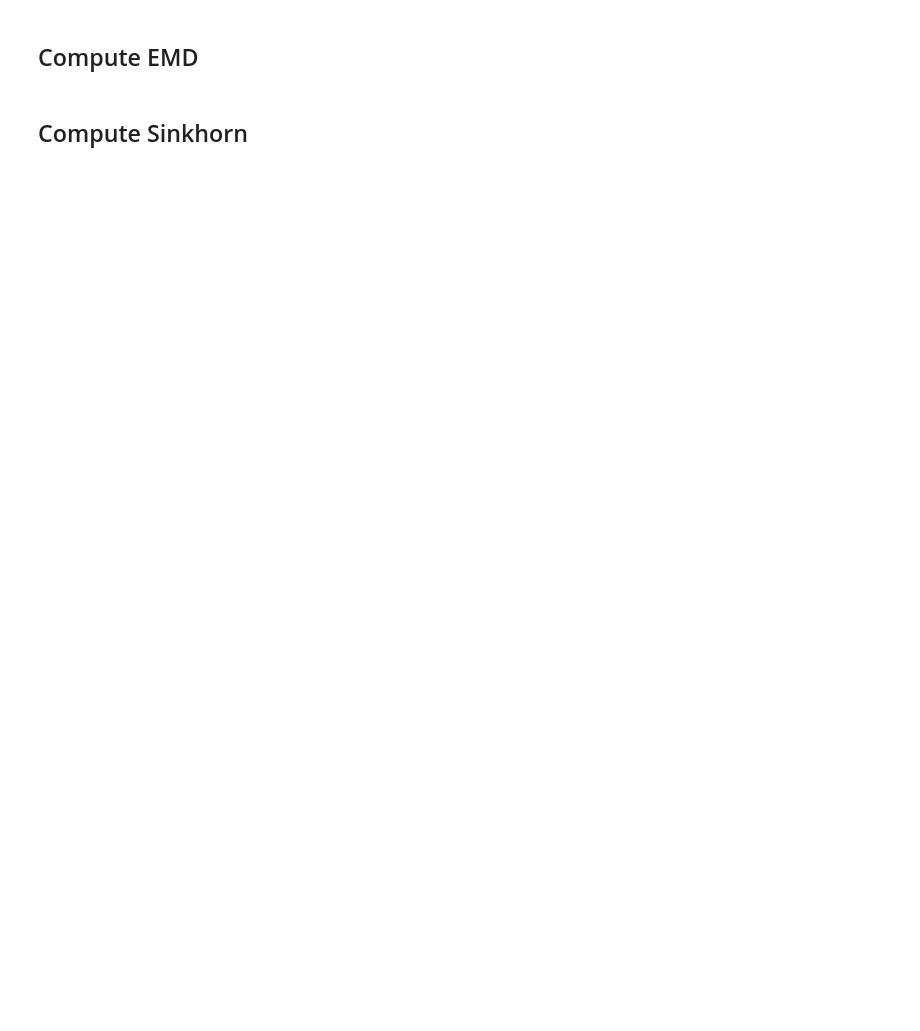
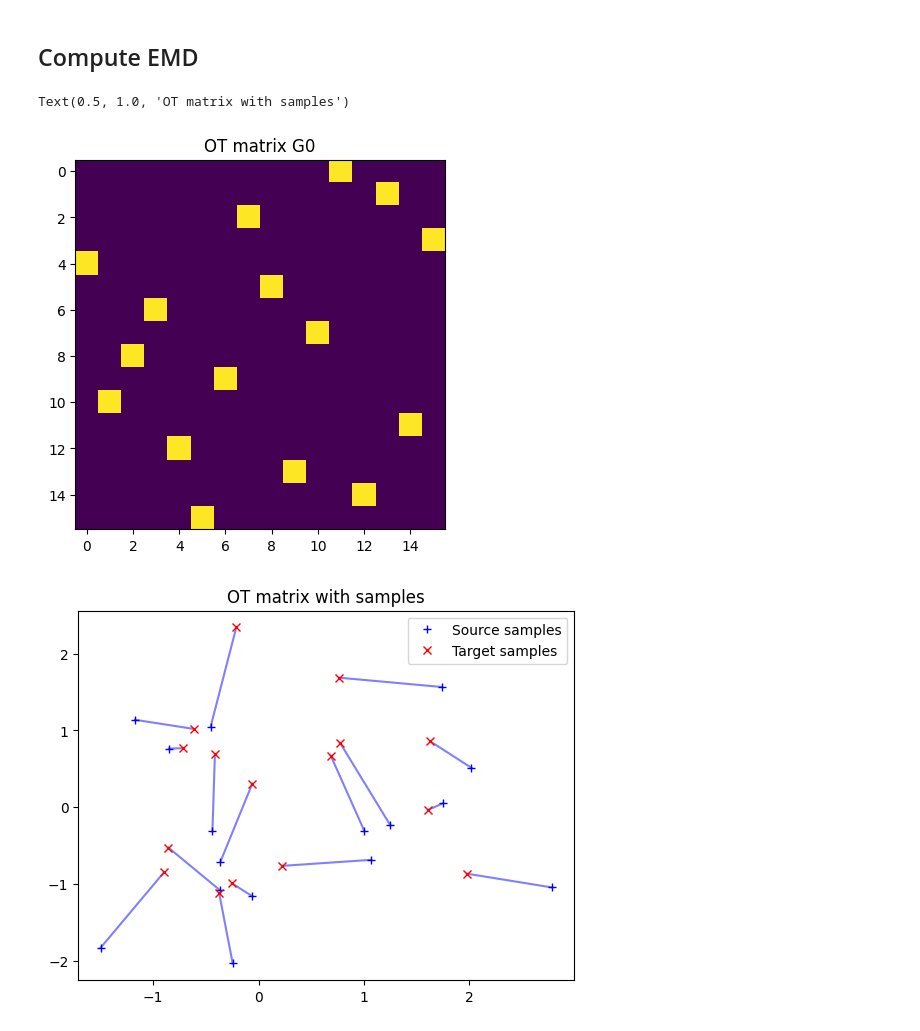
Before and after one commit to kkj15dk/ProtDiffusion, a Jupyter notebook: plot_OT_2D_samples.ipynb, the cells around one changed output. Drawn from its saved outputs; the diff is of its cells as text; code cells hidden in the pictures; blank space fills up the shorter version.

```diff
--- a/plot_OT_2D_samples.ipynb
+++ b/plot_OT_2D_samples.ipynb
@@ -36,0 +22,7 @@ M = ot.dist(xs, xt)
+# %%
+n = 16  # nb samples
+
+xs = torch.randn(n, 2)
+xt = torch.randn(n, 2)
+
+a, b = torch.ones((n,)) / n, torch.ones((n,)) / n  # uniform distribution on samples
@@ -51,15 +50,17 @@ pl.title('Cost matrix M')
 # %%
 G0 = ot.emd(a, b, M)
 
 pl.figure(3)
 pl.imshow(G0, interpolation='nearest')
 pl.title('OT matrix G0')
 
 pl.figure(4)
-ot.plot.plot2D_samples_mat(xs, xt, G0, c=[.5, .5, 1])
+ot.plot.plot2D_samples_mat(xs, xt, G0.numpy(), c=[.5, .5, 1])
 pl.plot(xs[:, 0], xs[:, 1], '+b', label='Source samples')
 pl.plot(xt[:, 0], xt[:, 1], 'xr', label='Target samples')
 pl.legend(loc=0)
 pl.title('OT matrix with samples')
+# %% [output]
+Text(0.5, 1.0, 'OT matrix with samples')
+[figure, added]
+[figure, added]
-# %% [markdown]
-## Compute Sinkhorn
```
Also changed, not shown: parts of 8 cells of this notebook.
